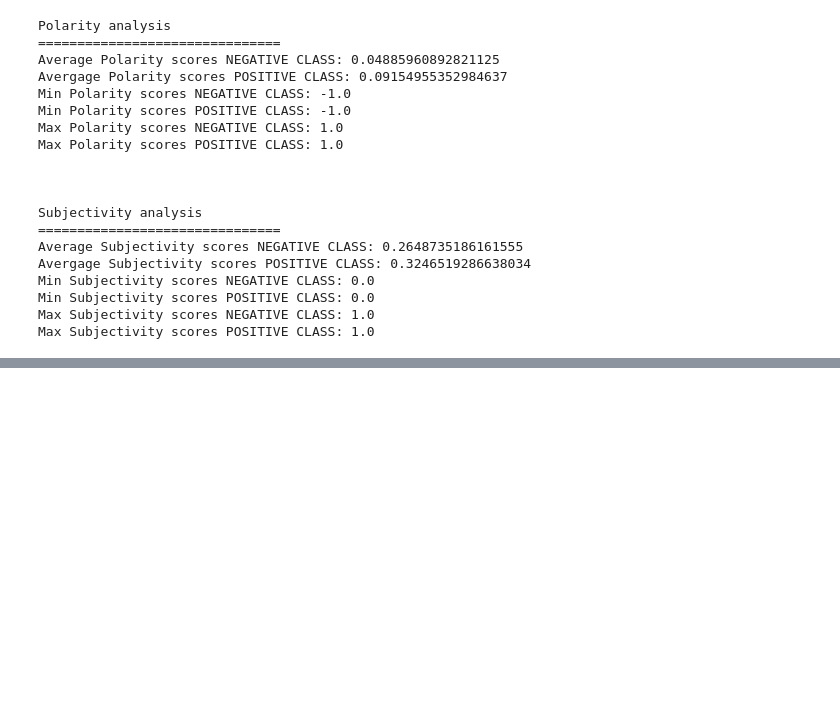
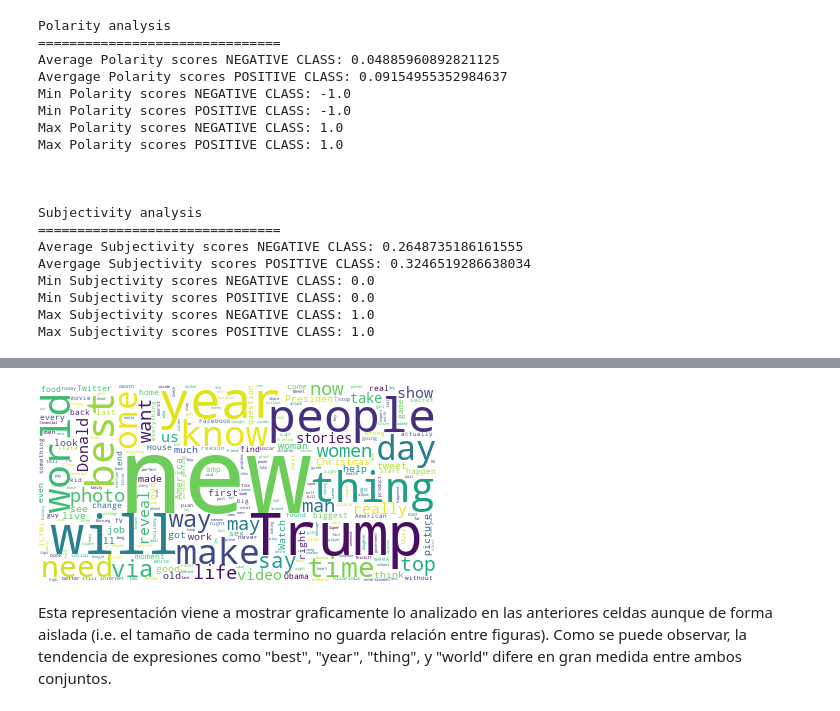
Before and after one commit to gildofabregat/Analyzing-BERT-Models, a Jupyter notebook: Data_analysis.ipynb, the cells around one changed output, grey strips where cells are left out. Saved outputs shown, nothing was run; the diff lists cells and outputs as text; code cells hidden in the pictures; blank space fills up the shorter version.

```diff
--- a/Data_analysis.ipynb
+++ b/Data_analysis.ipynb
@@ -266,0 +275,6 @@ Ambas clases tienden a usar estructuras neutras en cuanto a un analisis de senti
+# %%
+get_wordcloud(df_train.loc[df_train.truthClass == "clickbait", "postText"]).to_image()
+# %% [output]
+[figure, added]
+# %% [markdown]
+Esta representación viene a mostrar graficamente lo analizado en las anteriores celdas aunque de forma aislada (i.e. el tamaño de cada termino no guarda relación entre figuras). Como se puede observar, la tendencia de expresiones como "best", "year", "thing", y "world" difere en gran medida entre ambos conjuntos.
```
Also changed, not shown: parts of 24 cells of this notebook.
